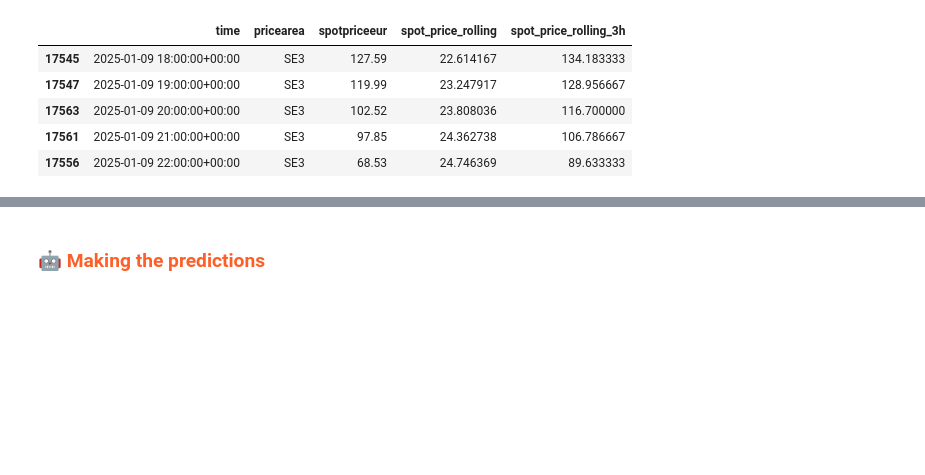
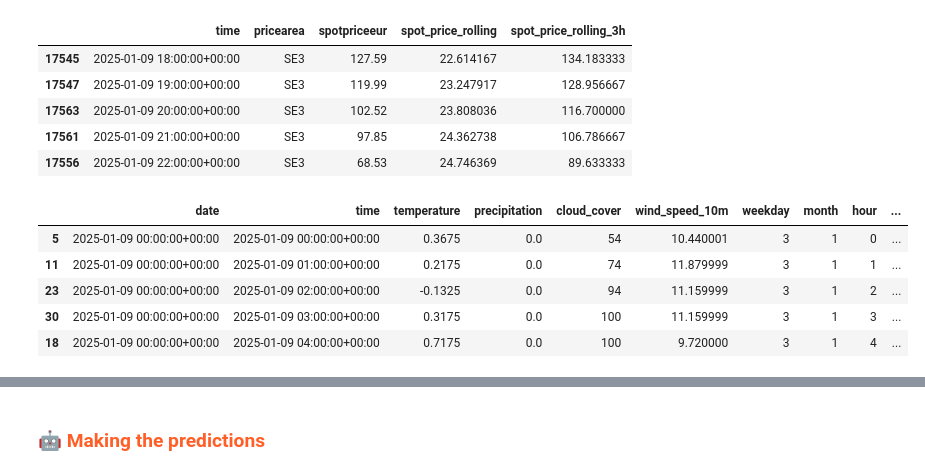
Before and after one commit to EliasSchuhmacher/ML_Project_Electricity, a Jupyter notebook: notebooks/4_batch_inference_combined.ipynb, the cells around one changed output, grey strips where cells are left out. Drawn from its saved outputs; the diff is of its cells as text; code cells hidden in the pictures; blank space fills up the shorter version.

```diff
--- a/notebooks/4_batch_inference_combined.ipynb
+++ b/notebooks/4_batch_inference_combined.ipynb
@@ -160,8 +156,27 @@ se3_price_data.tail()
 # %%
 # Add the last available rolling mean to the weather data
 
+# Keep using the same last week average price for the next days predictions
 sthlm_weather_data['spot_price_rolling'] = se3_last_rolling_mean
 malmo_weather_data['spot_price_rolling'] = se4_last_rolling_mean
+
+# Add the last available "spot_price_rolling_3h" data from price data to the weather data
+# Missing (future) values will be filled with NaN, and will be prediced iteratively
+sthlm_weather_data = pd.merge(sthlm_weather_data, se3_price_data[['time', 'spot_price_rolling_3h']], on='time', how='left')
+malmo_weather_data = pd.merge(malmo_weather_data, se4_price_data[['time', 'spot_price_rolling_3h']], on='time', how='left')
+
+# sort the weather data by the 'time' column
+sthlm_weather_data.sort_values(by='time', inplace=True)
+malmo_weather_data.sort_values(by='time', inplace=True)
+
+sthlm_weather_data.head()
+# %% [output]
+|  | date | time | temperature | precipitation | cloud_cover | wind_speed_10m | weekday | month | hour | ... |
+| 5 | 2025-01-09 00:00:00+00:00 | 2025-01-09 00:00:00+00:00 | 0.3675 | 0.0 | 54 | 10.440001 | 3 | 1 | 0 | ... |
+| 11 | 2025-01-09 00:00:00+00:00 | 2025-01-09 01:00:00+00:00 | 0.2175 | 0.0 | 74 | 11.879999 | 3 | 1 | 1 | ... |
+| 23 | 2025-01-09 00:00:00+00:00 | 2025-01-09 02:00:00+00:00 | -0.1325 | 0.0 | 94 | 11.159999 | 3 | 1 | 2 | ... |
+| 30 | 2025-01-09 00:00:00+00:00 | 2025-01-09 03:00:00+00:00 | 0.3175 | 0.0 | 100 | 11.159999 | 3 | 1 | 3 | ... |
+| 18 | 2025-01-09 00:00:00+00:00 | 2025-01-09 04:00:00+00:00 | 0.7175 | 0.0 | 100 | 9.720000 | 3 | 1 | 4 | ... |
 # %%
 # Combine the weather data into one dataframe with a feature for region, 0 for Stockholm and 1 for Malmo
 
```
Also changed, not shown: parts of 7 cells of this notebook, 11 other files.
